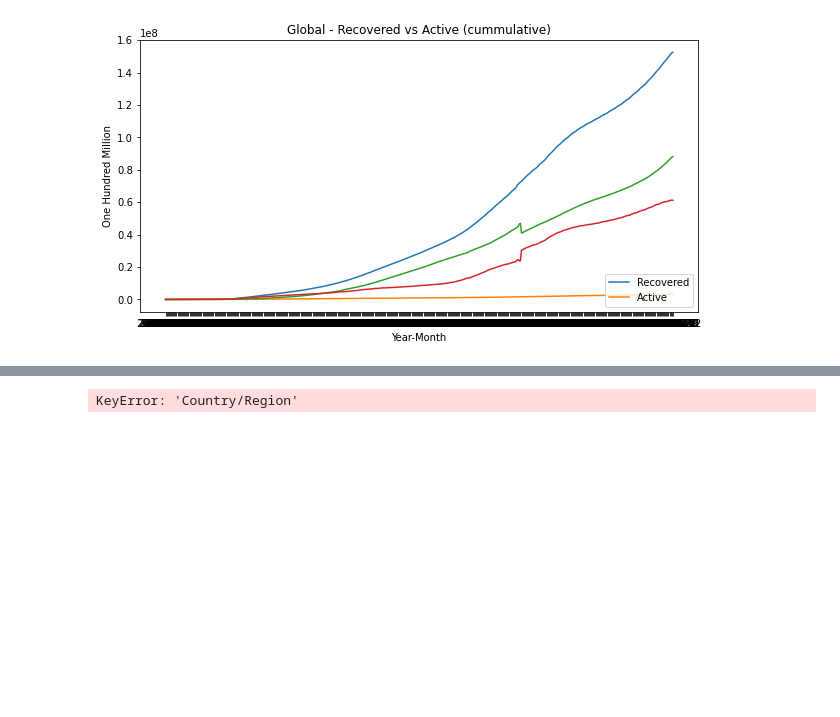
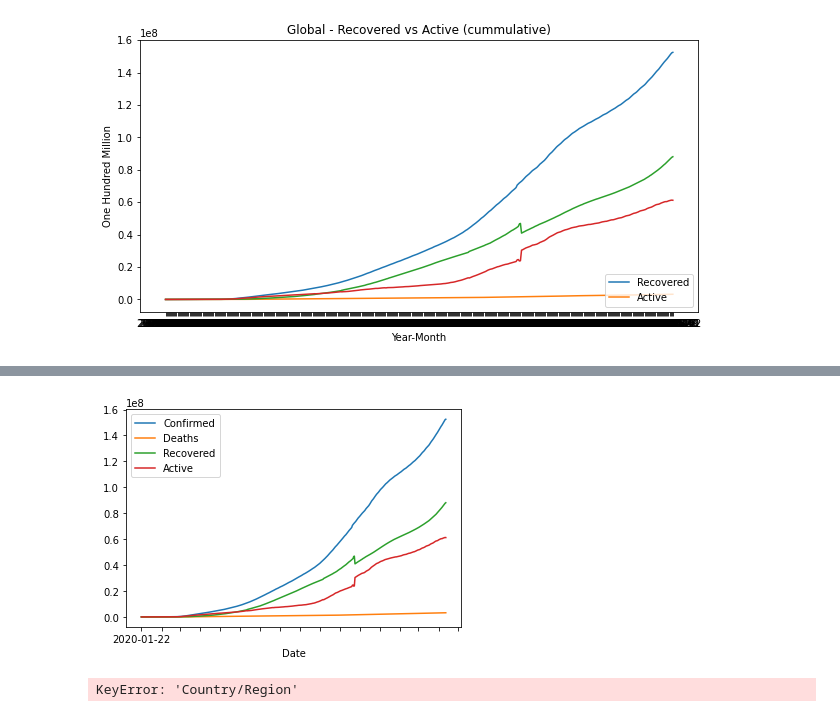
Before and after one commit to makbarish/Grp5_Project1_Covid19, a Jupyter notebook: Morteza/COVID.ipynb, the cells around one changed output, grey strips where cells are left out. Cells and saved outputs as stored; diff of their text form; code cells hidden in the pictures; blank space fills up the shorter version.

```diff
--- a/Morteza/COVID.ipynb
+++ b/Morteza/COVID.ipynb
@@ -144,3 +144,10 @@ plt.show()
+# %%
+# covid_df = pd.DataFrame(np.random.rand(100,2), index=pd.date_range('1-1-2018', periods=100))
+ax = covid_df.plot(x_compat=True)
+ax.xaxis.set_major_locator(mdates.MonthLocator())
+plt.show()
+# %% [output]
+[figure, added]
 # %%
 covid_df['Country/Region']
 # %% [output]
```
Also changed, not shown: parts of 4 cells of this notebook, 2 other files.
